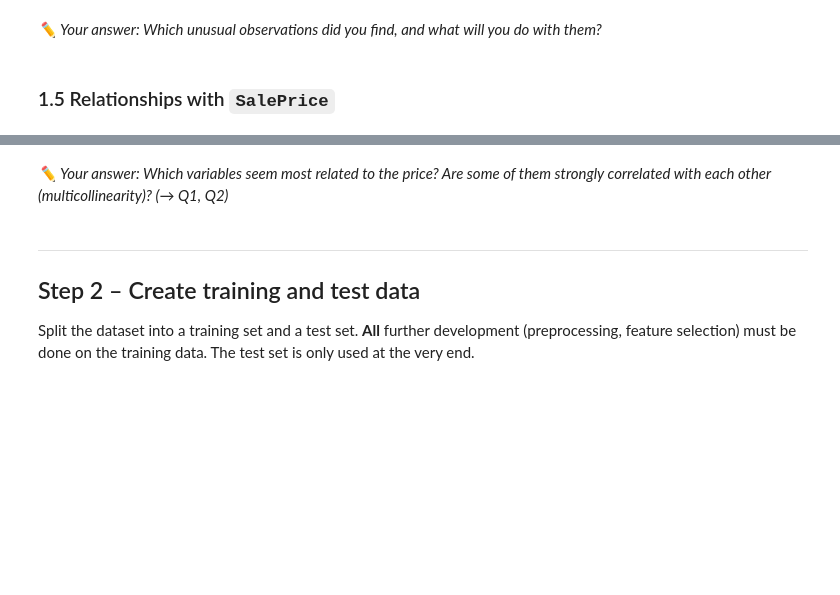
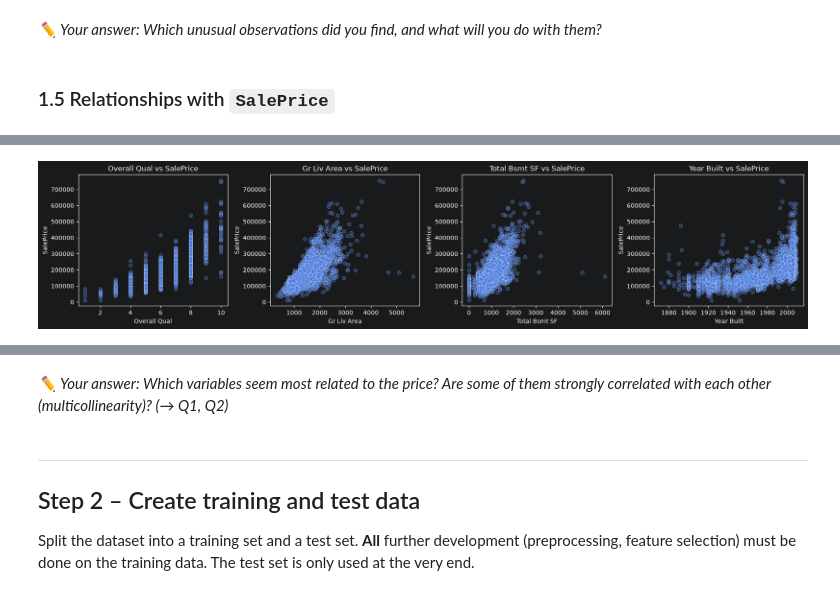
Before and after one commit to Frednos/Machine-Learning-Assignment-1, a Jupyter notebook: housing_price_prediction.ipynb, the cells around one changed output, grey strips where cells are left out. Drawn from its saved outputs; the diff is of its cells as text; code cells hidden in the pictures; blank space fills up the shorter version.

```diff
--- a/housing_price_prediction.ipynb
+++ b/housing_price_prediction.ipynb
@@ -205,0 +264,11 @@ missing
+# %%
+features = ["Overall Qual", "Gr Liv Area", "Total Bsmt SF", "Year Built"]
+
+fig, axes = plt.subplots(1, 4, figsize=(18, 4))
+for ax, col in zip(axes, features):
+    sns.scatterplot(x=col, y="SalePrice", data=df, alpha=0.4, ax=ax)
+    ax.set_title(f"{col} vs SalePrice")
+plt.tight_layout()
+plt.show()
+# %% [output]
+[figure, added]
```
Also changed, not shown: parts of 7 cells of this notebook.
